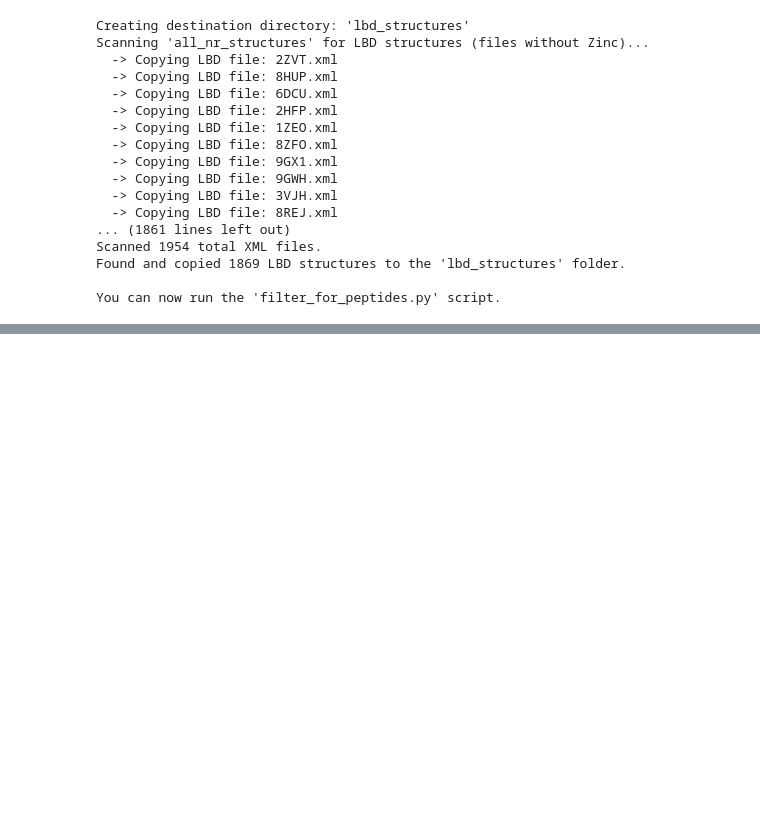
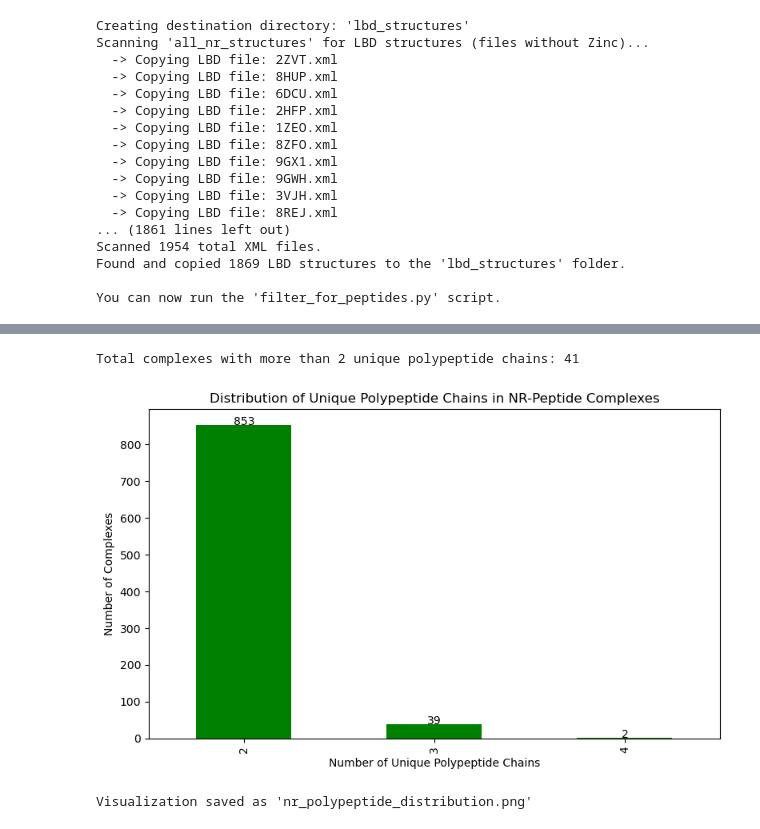
Before and after one commit to da-kosya/NR_cofactors, a Jupyter notebook: uniprot_id_retrieval.ipynb, the cells around one changed output, grey strips where cells are left out. Saved outputs shown, nothing was run; the diff lists cells and outputs as text; code cells hidden in the pictures; blank space fills up the shorter version.

```diff
--- a/uniprot_id_retrieval.ipynb
+++ b/uniprot_id_retrieval.ipynb
@@ -1052,0 +1246,45 @@ Please edit the 'DATA_DIRECTORY' variable in the script to the full path of your
+# %%
+import pandas as pd
+import matplotlib.pyplot as plt
+
+# Path to the detailed output file generated by the main script
+detailed_filename = "nr_peptide_complexes_detailed.txt"
+
+# Parse the detailed file to count polypeptide chains per PDB ID
+with open(detailed_filename, 'r') as f:
+    lines = f.readlines()
+
+pdb_counts = {}
+current_pdb = None
+for line in lines:
+    line = line.strip()
+    if line.endswith(':') and '#' not in line:
+        current_pdb = line[:-1]
+        pdb_counts[current_pdb] = 0
+    elif line.startswith('- Entity') and current_pdb:
+        pdb_counts[current_pdb] += 1
+
+# Calculate the number with more than 2 unique polypeptide chains
+num_more_than_2 = sum(1 for count in pdb_counts.values() if count > 2)
+print(f"Total complexes with more than 2 unique polypeptide chains: {num_more_than_2}")
+
+# Prepare data for visualization
+counts_df = pd.DataFrame(list(pdb_counts.values()), columns=['Polypeptide Count'])
+count_summary = counts_df['Polypeptide Count'].value_counts().sort_index()
+
+# Visualization: Bar chart
+fig, ax = plt.subplots(figsize=(8, 5))
+count_summary.plot(kind='bar', ax=ax, color='green')
+ax.set_title('Distribution of Unique Polypeptide Chains in NR-Peptide Complexes')
+ax.set_xlabel('Number of Unique Polypeptide Chains')
+ax.set_ylabel('Number of Complexes')
+for i, v in enumerate(count_summary):
+    ax.text(i, v + 0.1, str(v), ha='center')
+plt.tight_layout()
+plt.savefig('nr_polypeptide_distribution.png')
+plt.show()
+print("Visualization saved as 'nr_polypeptide_distribution.png'")
+# %% [output]
+Total complexes with more than 2 unique polypeptide chains: 41
+[figure, added]
+Visualization saved as 'nr_polypeptide_distribution.png'
```
Also changed, not shown: parts of 9 cells of this notebook.
